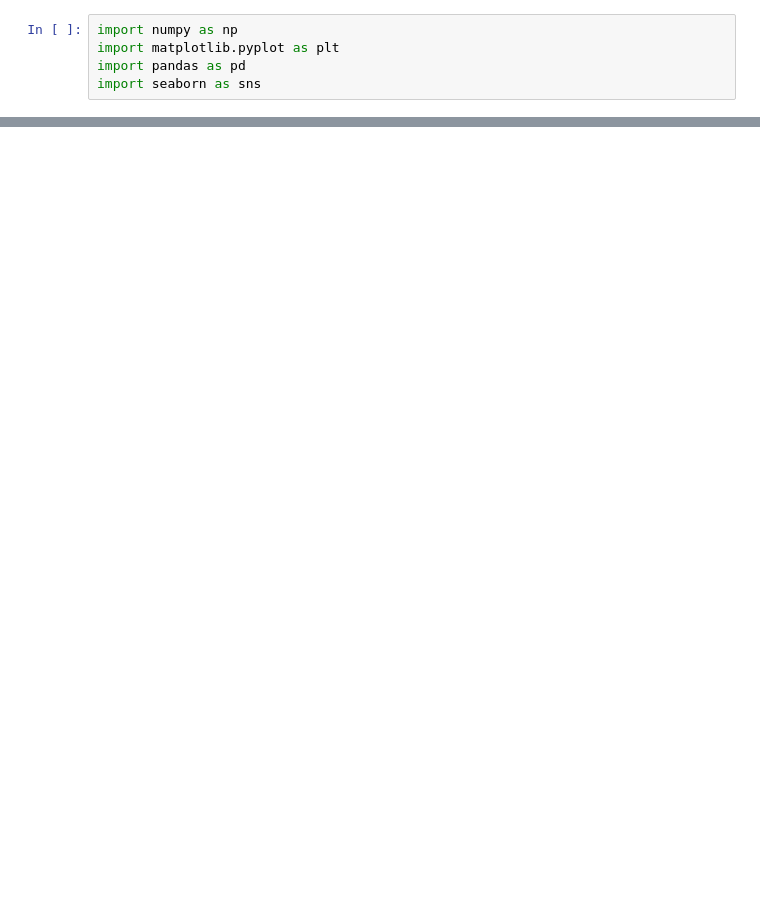
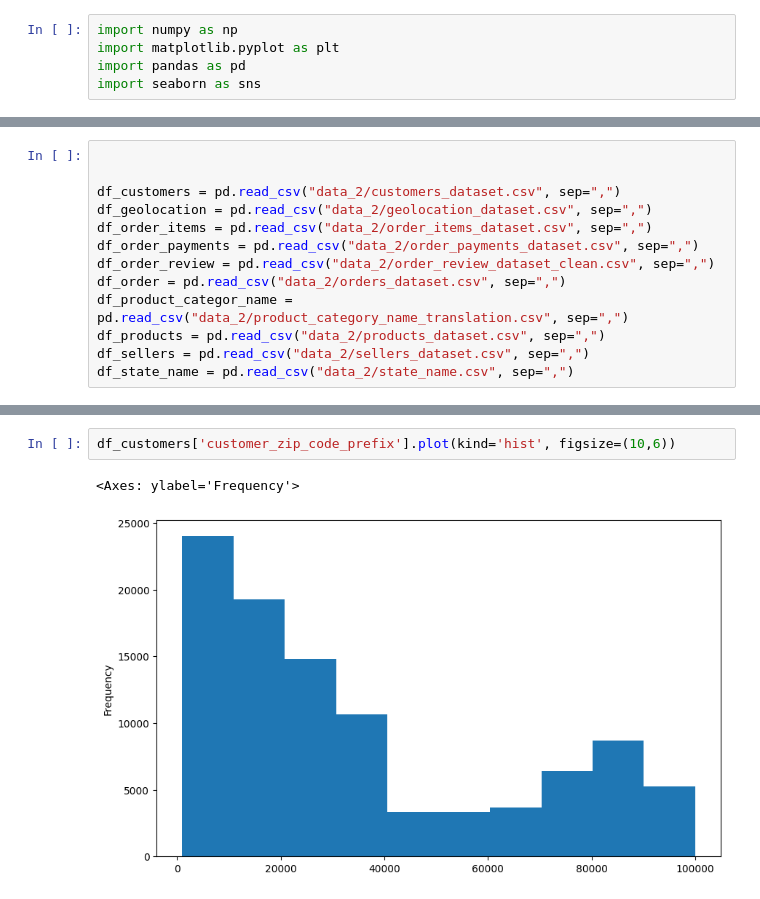
Before and after one commit to 955928/Analyse_Exploiratoire_et_Tableau_de_bord, a Jupyter notebook: Olist.ipynb, the cells around one changed output, grey strips where cells are left out. Saved outputs shown, nothing was run; the diff lists cells and outputs as text; blank space fills up the shorter version.

```diff
--- a/Olist.ipynb
+++ b/Olist.ipynb
@@ -38,0 +6,13 @@ Text(0.5, 1.0, 'Histogramme des Payment')
+# %%
+
+
+df_customers = pd.read_csv("data_2/customers_dataset.csv", sep=",")
+df_geolocation = pd.read_csv("data_2/geolocation_dataset.csv", sep=",")
+df_order_items = pd.read_csv("data_2/order_items_dataset.csv", sep=",")
+df_order_payments = pd.read_csv("data_2/order_payments_dataset.csv", sep=",")
+df_order_review = pd.read_csv("data_2/order_review_dataset_clean.csv", sep=",")
+df_order = pd.read_csv("data_2/orders_dataset.csv", sep=",")
+df_product_categor_name = pd.read_csv("data_2/product_category_name_translation.csv", sep=",")
+df_products = pd.read_csv("data_2/products_dataset.csv", sep=",")
+df_sellers = pd.read_csv("data_2/sellers_dataset.csv", sep=",")
+df_state_name = pd.read_csv("data_2/state_name.csv", sep=",")
@@ -38,0 +134,5 @@ Text(0.5, 1.0, 'Histogramme des Payment')
+# %%
+df_customers['customer_zip_code_prefix'].plot(kind='hist', figsize=(10,6))
+# %% [output]
+<Axes: ylabel='Frequency'>
+[figure, added]
```
Also changed, not shown: parts of 29 cells of this notebook, 1 other file.
